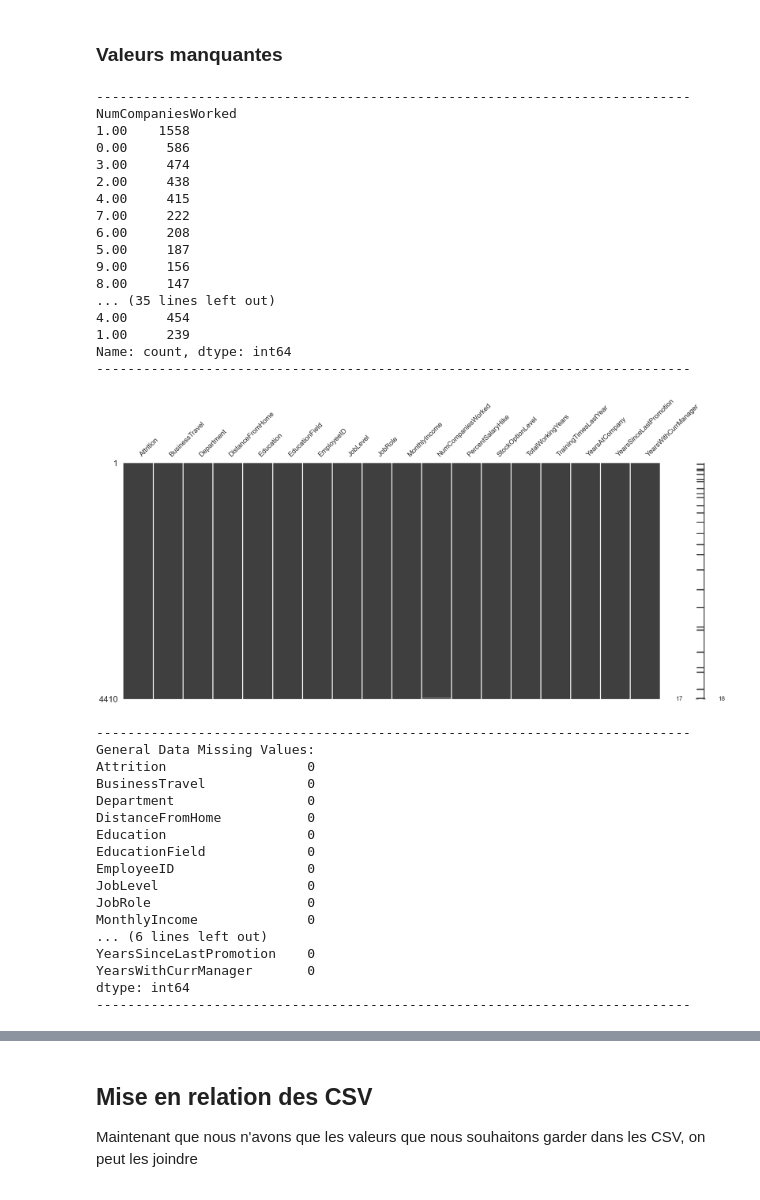
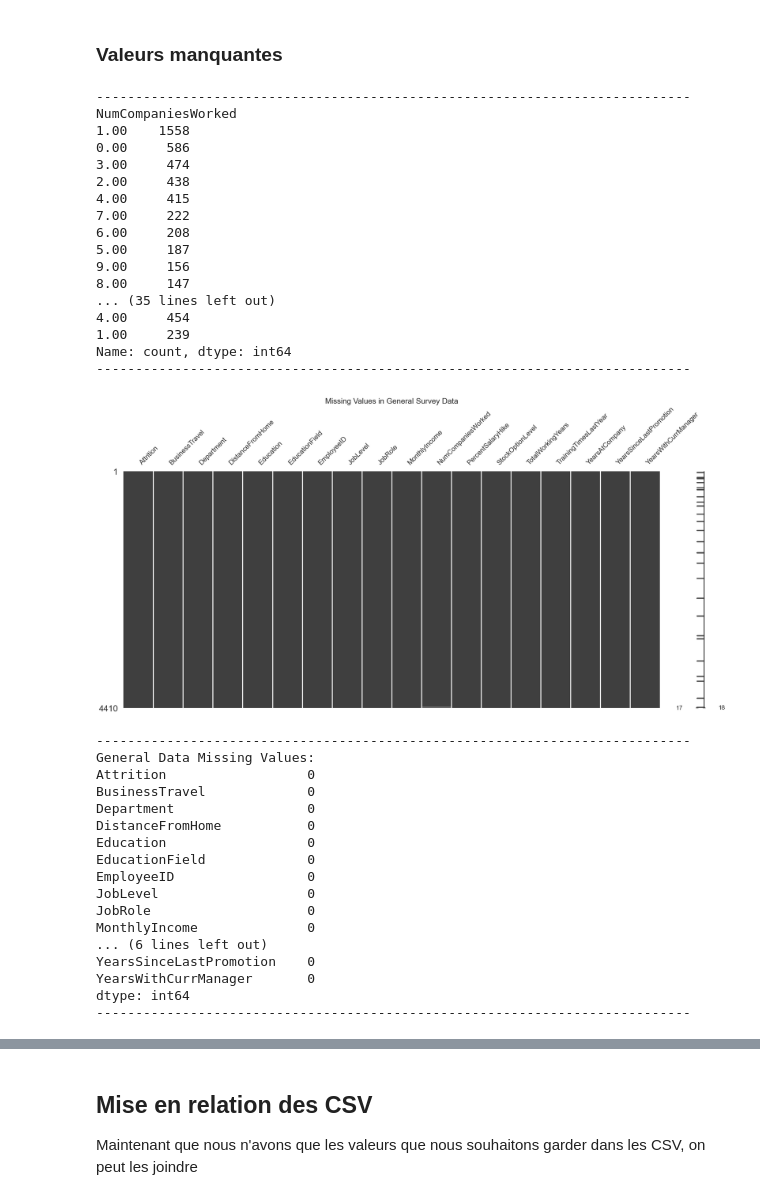
Before and after one commit to moreelremy/FISA_A4_IA_GRP1, a Jupyter notebook: Projet/Projet.ipynb, the cells around one changed output, grey strips where cells are left out. Cells and saved outputs as stored; diff of their text form; code cells hidden in the pictures.

```diff
--- a/Projet/Projet.ipynb
+++ b/Projet/Projet.ipynb
@@ -214,6 +257,9 @@ dtype: int64
 # print("Mean after replacing with median:", a.mean())
 # print("Mean after replacing with 50:", b.mean())
 # %%
+import matplotlib.pyplot as plt
+import missingno as msno
+
 print("----------------------------------------------------------------------------")
 print(general_data["NumCompaniesWorked"].value_counts())
 print("----------------------------------------------------------------------------")
@@ -230,6 +276,7 @@ print("-------------------------------------------------------------------------
 
 # Visualize missing data
 msno.matrix(general_data)
+plt.title("Missing Values in General Survey Data")
 plt.show()
 
 general_data_numerical_columns = general_data.select_dtypes(include=['float64', 'int64']).columns
@@ -249,6 +296,7 @@ print("-------------------------------------------------------------------------
 print()
 
 msno.matrix(employee_survey_data)
+plt.title("Missing Values in Employee Survey Data")
 plt.show()
 
 employee_survey_data_numerical_columns = employee_survey_data.select_dtypes(include=['float64', 'int64']).columns
@@ -265,37 +313,37 @@ print("Employee Survey Data Missing Values:")
 print(employee_survey_data.isnull().sum())
 print("----------------------------------------------------------------------------")
 
-# No missing value in manager_survey_data, so we don't need to fill them
+# No missing value in manager_survey_data and employee_time_features_data so we don't need to fill them
 
 print("Final verification of missing values after filling them:")
 # Check for duplicates in general_data and employee_survey_data
 print("----------------------------------------------------------------------------")
 print("General Data Duplicates:")
 print(general_data.duplicated().sum())
 print("----------------------------------------------------------------------------")
 print("Employee Survey Data Duplicates:")
 print(employee_survey_data.duplicated().sum())
 print("----------------------------------------------------------------------------")
 print()
 # %% [output]
 ----------------------------------------------------------------------------
 NumCompaniesWorked
 1.00    1558
 0.00     586
 3.00     474
 2.00     438
 4.00     415
 7.00     222
 6.00     208
 5.00     187
 9.00     156
 8.00     147
 ... (35 lines left out)
 4.00     454
 1.00     239
 Name: count, dtype: int64
 ----------------------------------------------------------------------------
-[figure, old version]
+[figure, new version]
 ----------------------------------------------------------------------------
 General Data Missing Values:
 Attrition                  0
```
Also changed, not shown: parts of 6 cells of this notebook.
